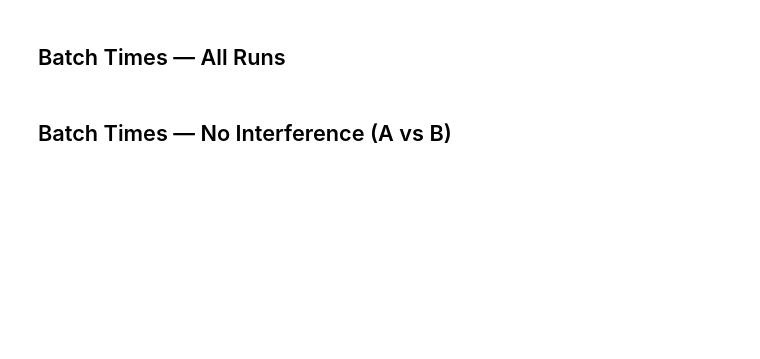
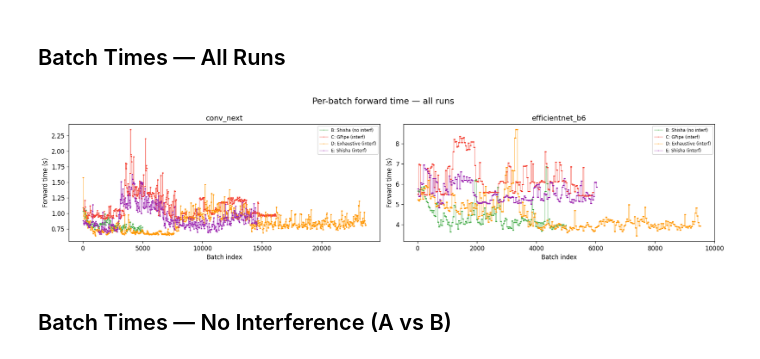
Before and after one commit to AndreiGhita2002/model-runner, a Jupyter notebook: data/experiment_graphs.ipynb, the cells around one changed output. Cells and saved outputs as stored; diff of their text form; code cells hidden in the pictures; blank space fills up the shorter version.

```diff
--- a/data/experiment_graphs.ipynb
+++ b/data/experiment_graphs.ipynb
@@ -145,33 +246,38 @@ fig, axes = plt.subplots(rows, cols, figsize=(8 * cols, 4 * rows), squeeze=False
 for idx, model in enumerate(all_models):
     ax = axes[idx // cols][idx % cols]
 
     for run_id in run_ids:
+        if run_id == 'A':
+            continue
+
         result = runs[run_id].get("results", {}).get(model)
         if result is None:
             continue
         batches = result.get("batches", [])
         timed = [b for b in batches if "timing" in b]
         elapsed = [b["timing"]["end"] - b["timing"]["start"] for b in timed]
         if not elapsed:
             continue
 
         info = RUN_INFO.get(run_id, {})
         ax.plot(range(len(elapsed)), elapsed,
                 color=info.get("color", "gray"), alpha=0.7,
                 label=f"{run_id}: {info.get('label', '?')}",
                 marker=".", markersize=1, linewidth=0.8)
 
     ax.set_title(model)
     ax.set_xlabel("Batch index")
     ax.set_ylabel("Forward time (s)")
     ax.legend(fontsize="x-small", loc="upper right")
 
 for idx in range(n_models, rows * cols):
     axes[idx // cols][idx % cols].set_visible(False)
 
 fig.suptitle("Per-batch forward time — all runs", fontsize=14)
 fig.tight_layout()
 plt.show()
+# %% [output]
+[figure, added]
 # %% [markdown]
 ## Batch Times — No Interference (A vs B)
 # %%
```
Also changed, not shown: parts of 11 cells of this notebook, 2 other files.
